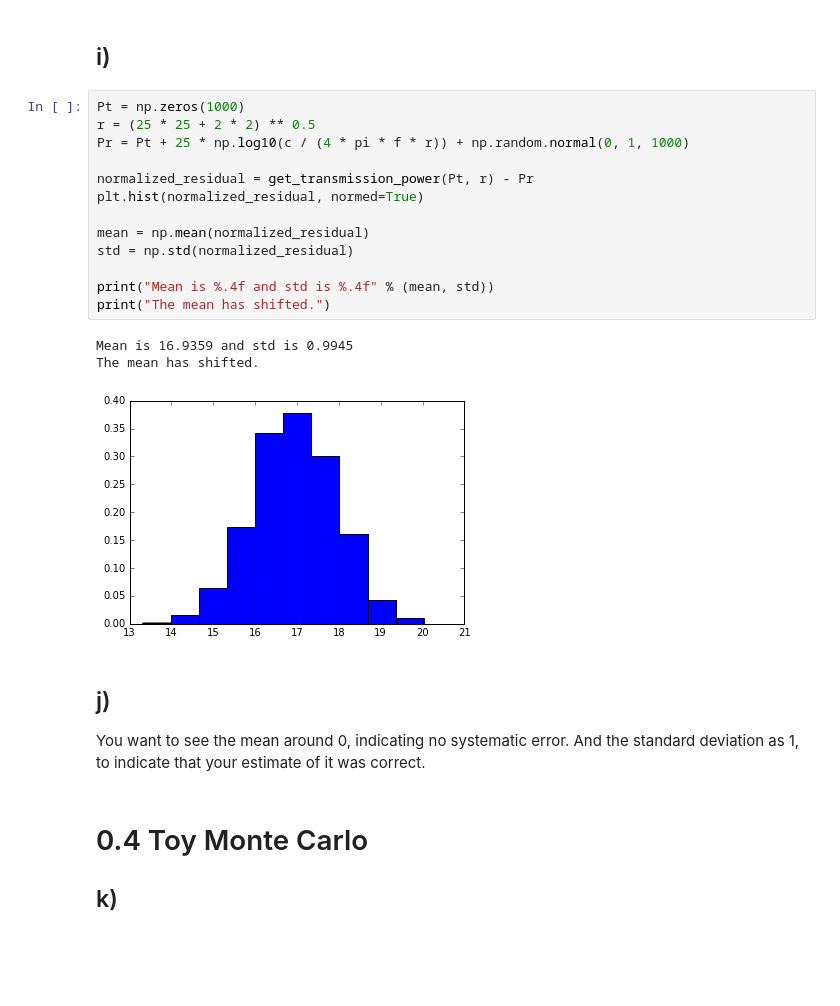
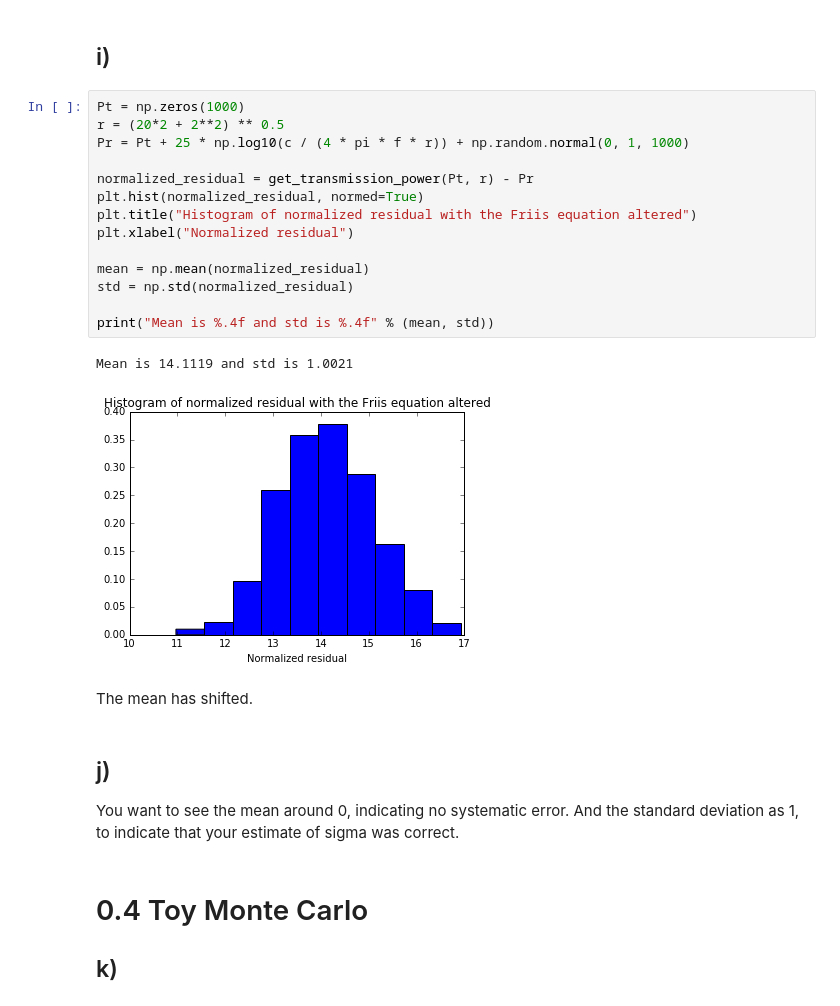
Before and after one commit to barisdemirdelen/bigdata, a Jupyter notebook: assignment.ipynb, the cells around one changed output. Saved outputs shown, nothing was run; the diff lists cells and outputs as text; blank space fills up the shorter version.

```diff
--- a/assignment.ipynb
+++ b/assignment.ipynb
@@ -111,25 +120,27 @@ The standard deviation will be too big, or too small respectively.
 ## i)
 # %%
 Pt = np.zeros(1000)
-r = (25 * 25 + 2 * 2) ** 0.5
+r = (20*2 + 2**2) ** 0.5
 Pr = Pt + 25 * np.log10(c / (4 * pi * f * r)) + np.random.normal(0, 1, 1000)
 
 normalized_residual = get_transmission_power(Pt, r) - Pr
 plt.hist(normalized_residual, normed=True)
+plt.title("Histogram of normalized residual with the Friis equation altered")
+plt.xlabel("Normalized residual")
 
 mean = np.mean(normalized_residual)
 std = np.std(normalized_residual)
 
 print("Mean is %.4f and std is %.4f" % (mean, std))
-print("The mean has shifted.")
 # %% [output]
-Mean is 16.9359 and std is 0.9945
-The mean has shifted.
+Mean is 14.1119 and std is 1.0021
-[figure, old version]
+[figure, new version]
+# %% [markdown]
+The mean has shifted.
 # %% [markdown]
 ## j)
 
-You want to see the mean around 0, indicating no systematic error. And the standard deviation as 1, to indicate that your estimate of it was correct.
+You want to see the mean around 0, indicating no systematic error. And the standard deviation as 1, to indicate that your estimate of sigma was correct.
 # %% [markdown]
 # 0.4 Toy Monte Carlo
 
```
Also changed, not shown: parts of 15 cells of this notebook.
